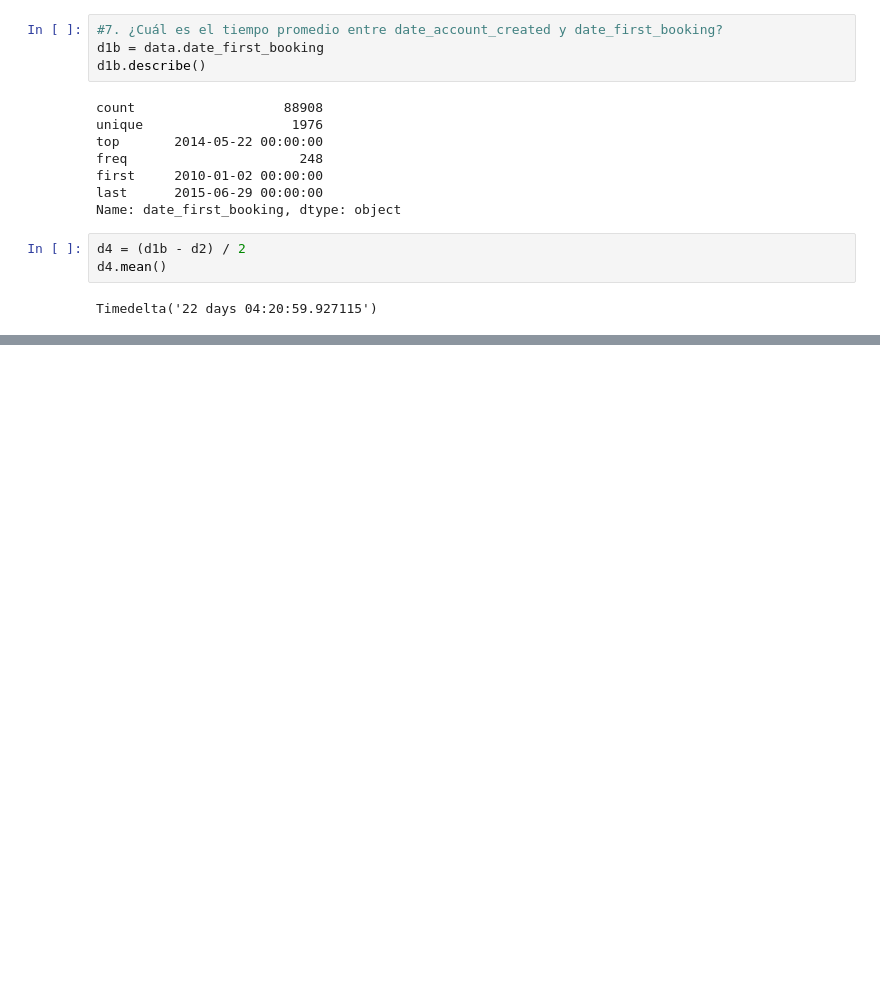
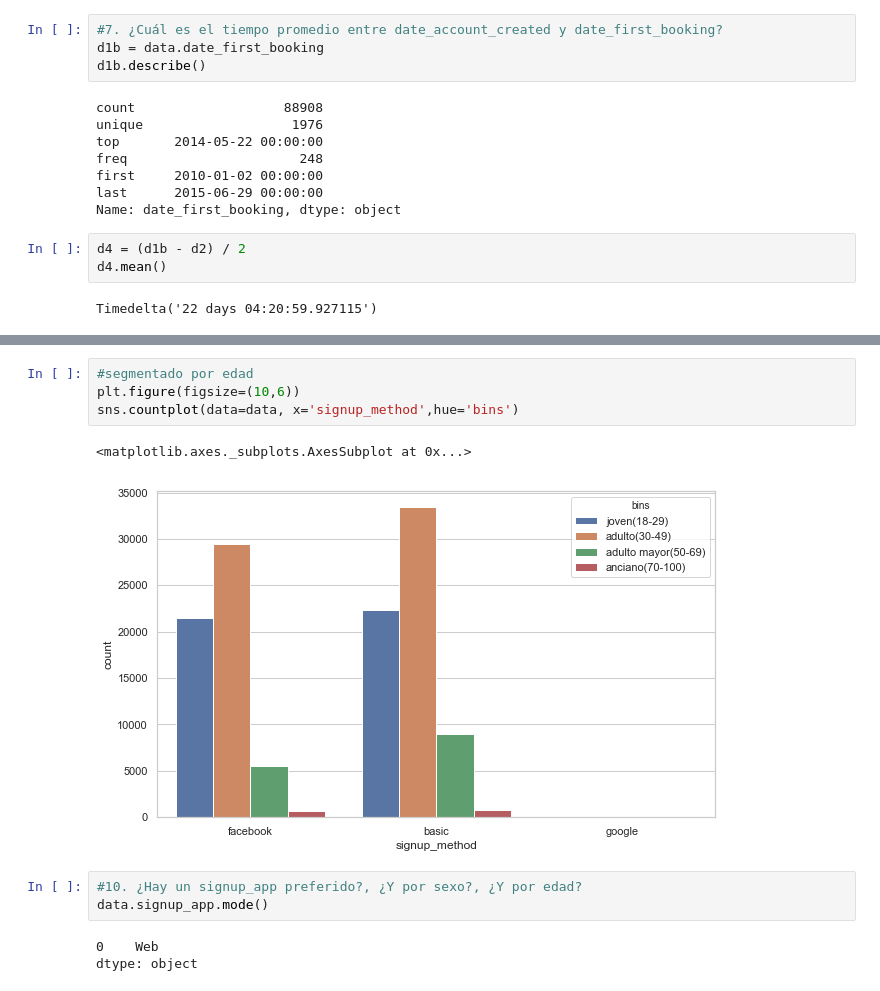
Before and after one commit to kevinsen/MentoriaAirbnb, a Jupyter notebook: Notebooks/Laboratorio_Analisis_y_Visualizacion.ipynb, the cells around one changed output, grey strips where cells are left out. Drawn from its saved outputs; the diff is of its cells as text; blank space fills up the shorter version.

```diff
--- a/Notebooks/Laboratorio_Analisis_y_Visualizacion.ipynb
+++ b/Notebooks/Laboratorio_Analisis_y_Visualizacion.ipynb
@@ -390,0 +406,13 @@ Timedelta('22 days 04:20:59.927115')
+# %%
+#segmentado por edad
+plt.figure(figsize=(10,6))
+sns.countplot(data=data, x='signup_method',hue='bins')
+# %% [output]
+<matplotlib.axes._subplots.AxesSubplot at 0x...>
+[figure, added]
+# %%
+#10. ¿Hay un signup_app preferido?, ¿Y por sexo?, ¿Y por edad?
+data.signup_app.mode()
+# %% [output]
+0    Web
+dtype: object
```
Also changed, not shown: parts of 22 cells of this notebook.
